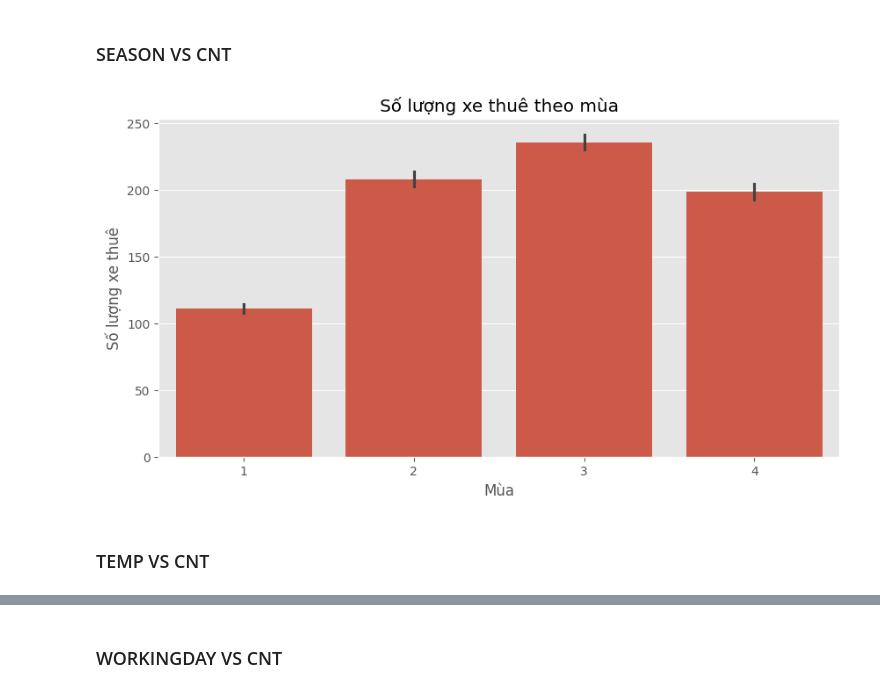
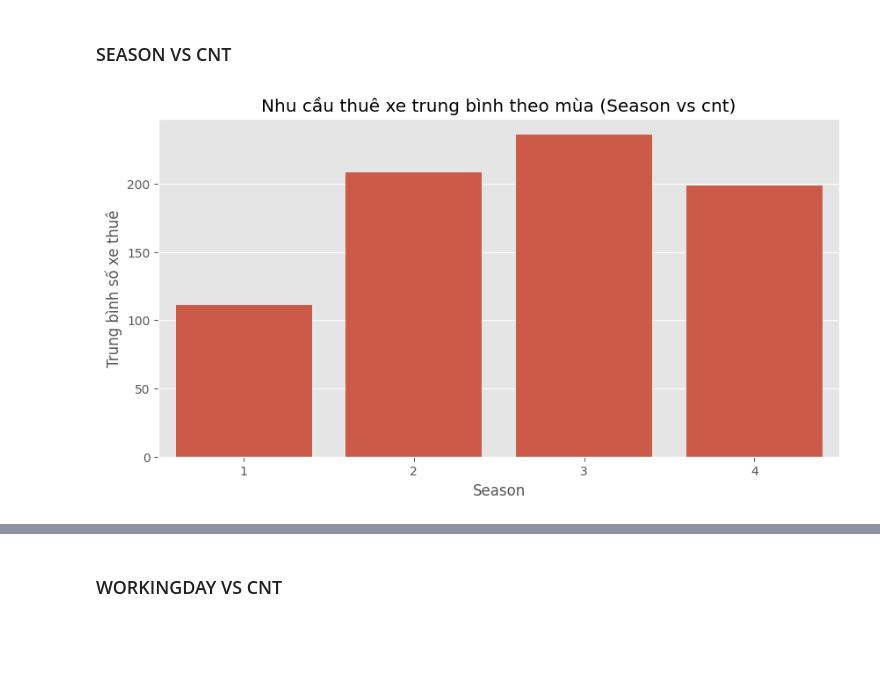
Before and after one commit to thuannd2k5/Machine_Learning, a Jupyter notebook: notebooks/eda.ipynb, the cells around one changed output, grey strips where cells are left out. Cells and saved outputs as stored; diff of their text form; code cells hidden in the pictures; blank space fills up the shorter version.

```diff
--- a/notebooks/eda.ipynb
+++ b/notebooks/eda.ipynb
@@ -174,10 +173,10 @@ df1.head()
 drop_cols = [
     "instant",
     "dteday",
+    "yr",
+    "mnth",
     "casual",
-    "registered",
-    "yr",
-    "mnth"
+    "registered"
 ]
 
 df1 = df1.drop(columns=drop_cols)
@@ -240,0 +250,4 @@ Qua thống kê mô tả:
+# %%
+df1["temp_combined"] = (df1["temp"] + df1["atemp"]) / 2
+df1 = df1.drop(["temp", "atemp"], axis=1)
+df1.head()
@@ -305,0 +348,3 @@ Name: count, dtype: int64
+# %%
+df1 = df1.drop("holiday", axis=1)
+print(df1.columns)
@@ -501,19 +676,10 @@ Thời tiết xấu làm giảm mạnh số lượng thuê xe.
 ### SEASON VS CNT
 # %%
 plt.figure(figsize=(10,5))
-
-sns.barplot(
-    data=df1,
-    x="season",
-    y="cnt"
-)
-
-plt.title("Số lượng xe thuê theo mùa")
-plt.xlabel("Mùa")
-plt.ylabel("Số lượng xe thuê")
-
+sns.barplot(data=df1.groupby('season')['cnt'].mean().reset_index(), x='season', y='cnt')
+plt.title("Nhu cầu thuê xe trung bình theo mùa (Season vs cnt)")
+plt.xlabel("Season")
+plt.ylabel("Trung bình số xe thuê")
 plt.show()
 # %% [output]
-[figure, old version]
+[figure, new version]
-# %% [markdown]
-### TEMP VS CNT
```
Also changed, not shown: parts of 79 cells of this notebook, 1 other file.
